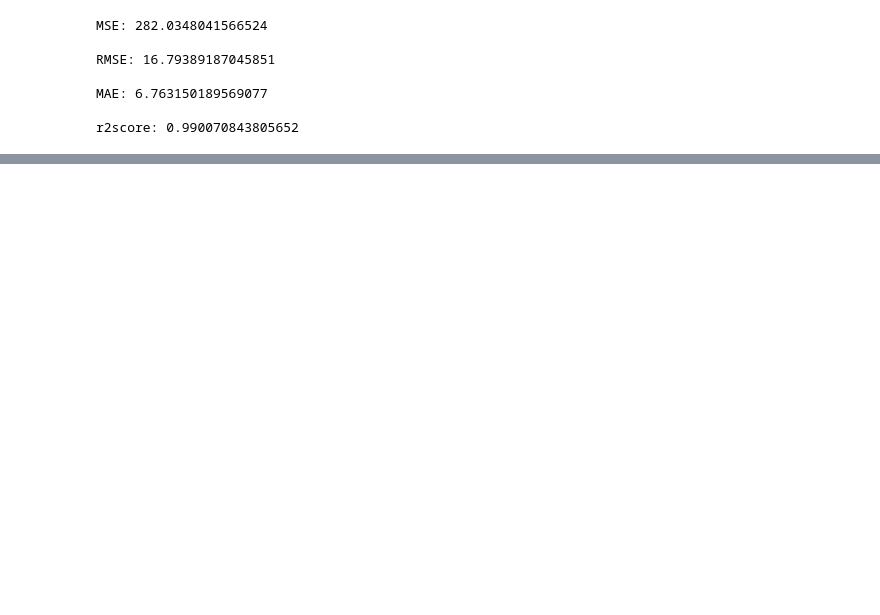
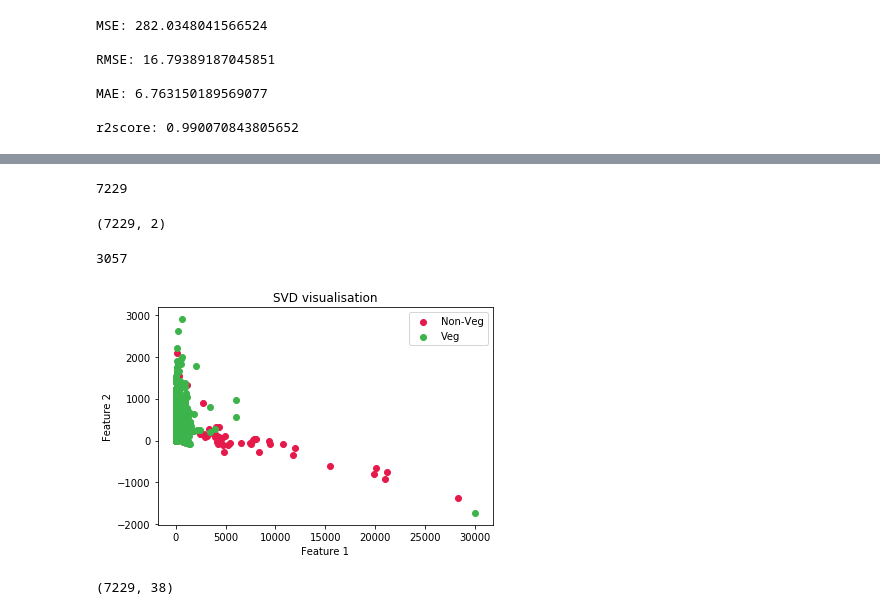
Before and after one commit to ajain0395/pizza-trend-analysis, a Jupyter notebook: Nutrition_Analysis_Regression.ipynb, the cells around one changed output, grey strips where cells are left out. Cells and saved outputs as stored; diff of their text form; code cells hidden in the pictures; blank space fills up the shorter version.

```diff
--- a/Nutrition_Analysis_Regression.ipynb
+++ b/Nutrition_Analysis_Regression.ipynb
@@ -327,0 +351,6 @@ r2score: 0.9856079352561772
+# %%
+from sklearn.decomposition import TruncatedSVD
+
+svd = TruncatedSVD(n_components=2)
+# %%
+new_data = svd.fit_transform(data)
@@ -327,0 +376,50 @@ r2score: 0.9856079352561772
+# %%
+len(datan)
+# %% [output]
+7229
+# %%
+new_data.shape
+# %% [output]
+(7229, 2)
+# %%
+import copy
+data1 = copy.deepcopy(data)
+datan = np.array(data1)
+label = list(label)
+dic={}
+for i in range(0,len(datan)):
+    #print( datan[i][0] , datan[i][1] , datan[i][2] )
+    try:
+        #print(label[i],i)
+        dic[label[i]].append ([new_data[i][0],new_data[i][1]])
+    except:
+        #print(label[i])
+        dic[label[i]] = []
+        dic[label[i]].append ([new_data[i][0],new_data[i][1]])
+    #print( datan[i][0] , dic[datan[i][0]] )
+# %%
+len(dic['Non-Veg'])
+# %% [output]
+3057
+# %%
+import matplotlib.pyplot as plt
+plt.title("SVD visualisation")
+plt.xlabel('Feature 1')
+plt.ylabel('Feature 2')
+colors=['#e6194b', '#3cb44b', '#ffe119', '#4363d8', '#f58231', '#911eb4', '#46f0f0', '#f032e6', '#bcf60c', '#fabebe','#008080', '#e6beff', '#9a6324', '#fffac8', '#800000', '#aaffc3', '#808000', '#ffd8b1', '#000075', '#808080', '#ffffff', '#000000']
+l=0
+for type in dic.keys():
+    #plt.plot(new_data[i,0:1], new_data[i,1:2], color=colors[l],ls='None')
+    plt.scatter(np.array(dic[type])[:,0],np.array(dic[type])[:,1], color=colors[l],label = type)
+    plt.legend(loc="best")
+    l+=1
+    #plt.xlim([-5, 6])
+    #plt.ylim([-5, 5])
+#plt.savefig(name)
+#plt.show()
+# %% [output]
+[figure, added]
+# %%
+data.shape
+# %% [output]
+(7229, 38)
```
Also changed, not shown: parts of 15 cells of this notebook, 1 other file.
